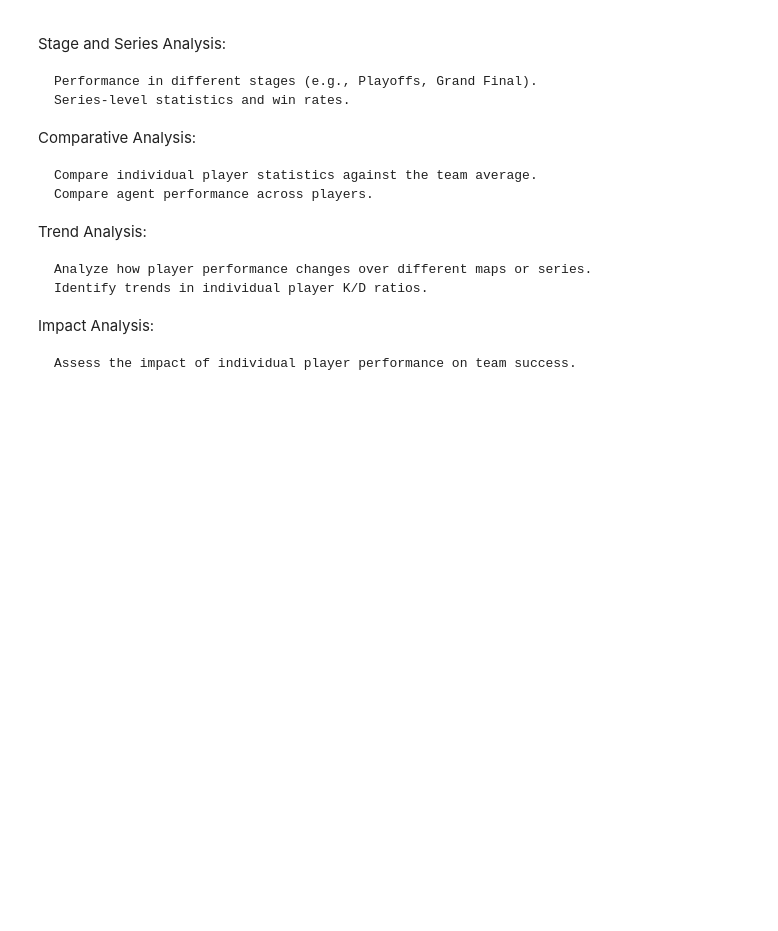
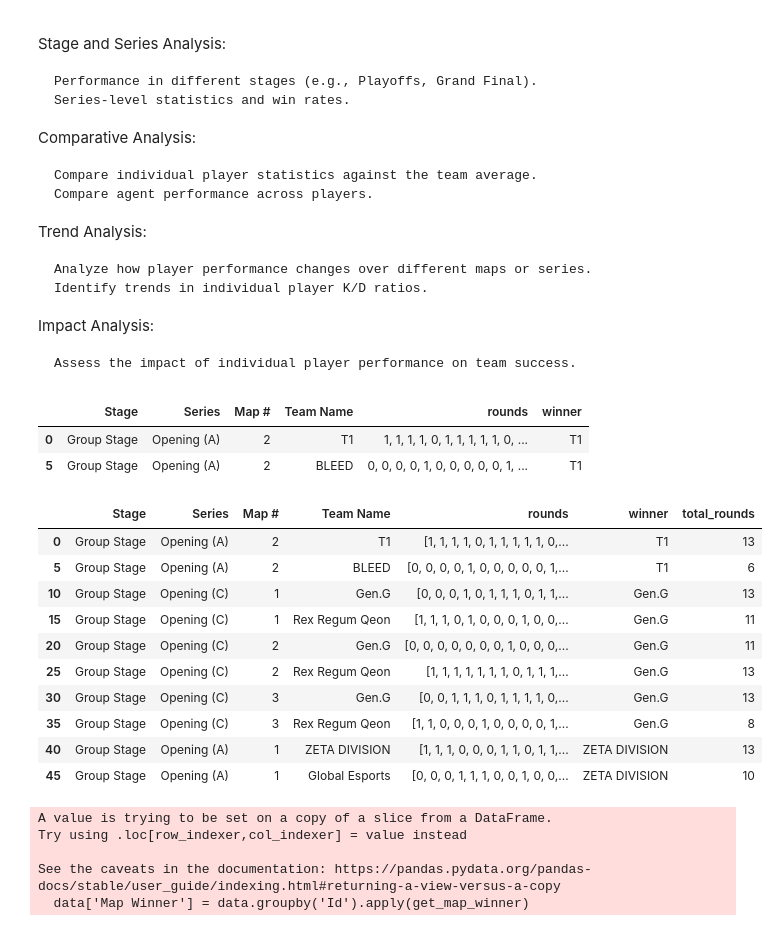
Before and after one commit to mariusBRM/M8_Valorant, a Jupyter notebook: exploration.ipynb, the cells around one changed output. Cells and saved outputs as stored; diff of their text form; code cells hidden in the pictures; blank space fills up the shorter version.

```diff
--- a/exploration.ipynb
+++ b/exploration.ipynb
@@ -58 +68,52 @@ report = number_action_by_player_by_scope(df = data, action='K', average=True, t
+# %%
+data_round = df.drop_duplicates(['Stage', 'Series','Team Name', 'Map #'])[['Stage', 'Series', 'Map #','Team Name', 'rounds', 'winner']]
+data_round.head(2)
+# %% [output]
+|  | Stage | Series | Map # | Team Name | rounds | winner |
+| 0 | Group Stage | Opening (A) | 2 | T1 | 1, 1, 1, 1, 0, 1, 1, 1, 1, 1, 0, ... | T1 |
+| 5 | Group Stage | Opening (A) | 2 | BLEED | 0, 0, 0, 0, 1, 0, 0, 0, 0, 0, 1, ... | T1 |
+# %%
+data_round.groupby(['Stage', 'Series','Team Name','Map #'], group_keys=True)[['winner','rounds']]
+data_round['rounds'] = data_round['rounds'].apply(lambda x: list(map(int, x.split(', '))))
+data_round['total_rounds'] = data_round['rounds'].apply(lambda x: sum(x))
+# %%
+data_round.head(10)
+# %% [output]
+|  | Stage | Series | Map # | Team Name | rounds | winner | total_rounds |
+| 0 | Group Stage | Opening (A) | 2 | T1 | [1, 1, 1, 1, 0, 1, 1, 1, 1, 1, 0,... | T1 | 13 |
+| 5 | Group Stage | Opening (A) | 2 | BLEED | [0, 0, 0, 0, 1, 0, 0, 0, 0, 0, 1,... | T1 | 6 |
+| 10 | Group Stage | Opening (C) | 1 | Gen.G | [0, 0, 0, 1, 0, 1, 1, 1, 0, 1, 1,... | Gen.G | 13 |
+| 15 | Group Stage | Opening (C) | 1 | Rex Regum Qeon | [1, 1, 1, 0, 1, 0, 0, 0, 1, 0, 0,... | Gen.G | 11 |
+| 20 | Group Stage | Opening (C) | 2 | Gen.G | [0, 0, 0, 0, 0, 0, 0, 1, 0, 0, 0,... | Gen.G | 11 |
+| 25 | Group Stage | Opening (C) | 2 | Rex Regum Qeon | [1, 1, 1, 1, 1, 1, 1, 0, 1, 1, 1,... | Gen.G | 13 |
+| 30 | Group Stage | Opening (C) | 3 | Gen.G | [0, 0, 1, 1, 1, 0, 1, 1, 1, 1, 0,... | Gen.G | 13 |
+| 35 | Group Stage | Opening (C) | 3 | Rex Regum Qeon | [1, 1, 0, 0, 0, 1, 0, 0, 0, 0, 1,... | Gen.G | 8 |
+| 40 | Group Stage | Opening (A) | 1 | ZETA DIVISION | [1, 1, 1, 0, 0, 0, 1, 1, 0, 1, 1,... | ZETA DIVISION | 13 |
+| 45 | Group Stage | Opening (A) | 1 | Global Esports | [0, 0, 0, 1, 1, 1, 0, 0, 1, 0, 0,... | ZETA DIVISION | 10 |
+# %%
+def get_map_winner(match):
+    # Group by map number and find the maximum rounds won
+    map_rounds = match.groupby('Map #')['total_rounds'].max()
+
+    # Get the map numbers where maximum rounds are achieved
+    max_rounds_maps = map_rounds[map_rounds == map_rounds.max()].index
+
+    # Check if there is only one map with maximum rounds
+    if len(max_rounds_maps) == 1:
+        # Get the match winner of that map
+        map_winner = match[match['total_rounds'] == map_rounds.max()]['winner'].iloc[0]
+    else:
+        # If multiple maps have the same maximum rounds, return None
+        map_winner = None
+
+    return map_winner
+
+# Apply the function to each match separately
+data['Map Winner'] = data.groupby('Id').apply(get_map_winner)
+# %% [output]
+A value is trying to be set on a copy of a slice from a DataFrame.
+Try using .loc[row_indexer,col_indexer] = value instead
+
+See the caveats in the documentation: https://pandas.pydata.org/pandas-docs/stable/user_guide/indexing.html#returning-a-view-versus-a-copy
+  data['Map Winner'] = data.groupby('Id').apply(get_map_winner)
 # %%
```
Also changed, not shown: parts of 7 cells of this notebook, 11 other files.
